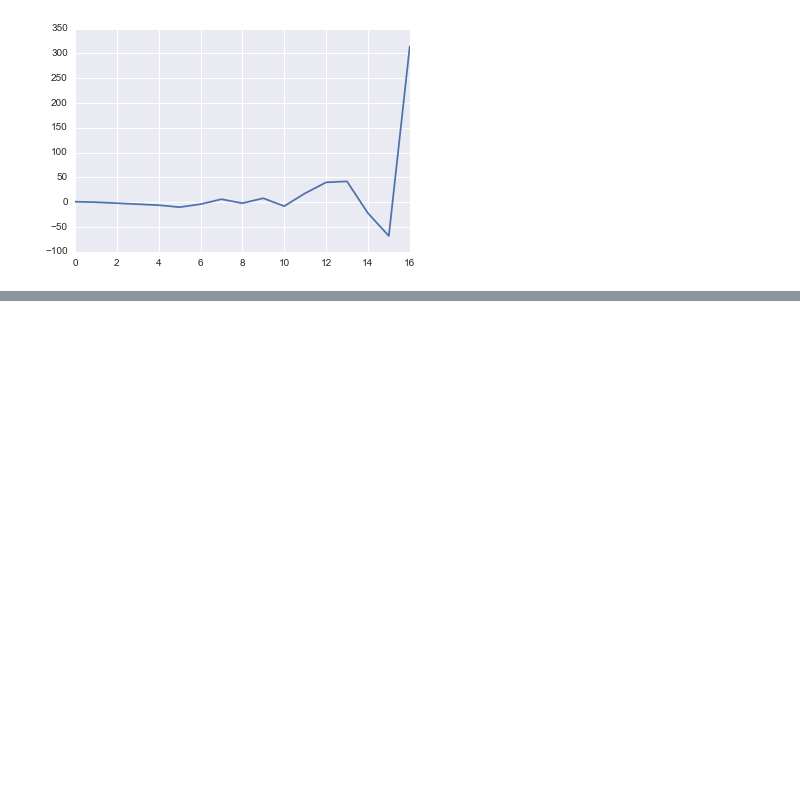
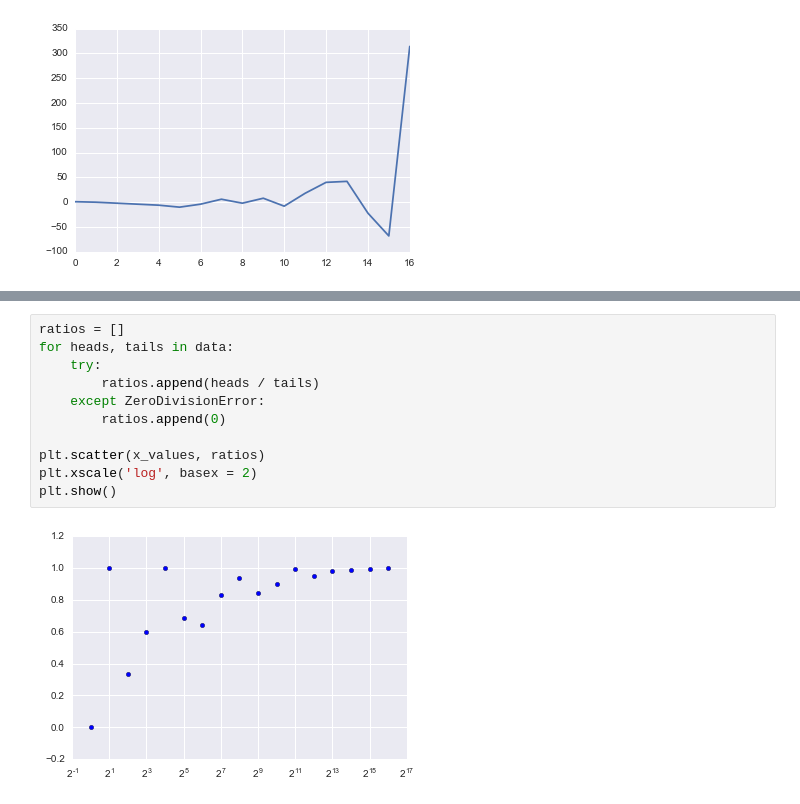
Before and after one commit to tarakdavis/flipping_out, a Jupyter notebook: coin-flips.ipynb, the cells around one changed output, grey strips where cells are left out. Drawn from its saved outputs; the diff is of its cells as text; blank space fills up the shorter version.

```diff
--- a/coin-flips.ipynb
+++ b/coin-flips.ipynb
@@ -72,0 +98,13 @@ plt.show()
+# %%
+ratios = []
+for heads, tails in data:
+    try:
+        ratios.append(heads / tails)
+    except ZeroDivisionError:
+        ratios.append(0)
+
+plt.scatter(x_values, ratios)
+plt.xscale('log', basex = 2)
+plt.show()
+# %% [output]
+[figure, added]
```
Also changed, not shown: parts of 7 cells of this notebook.
